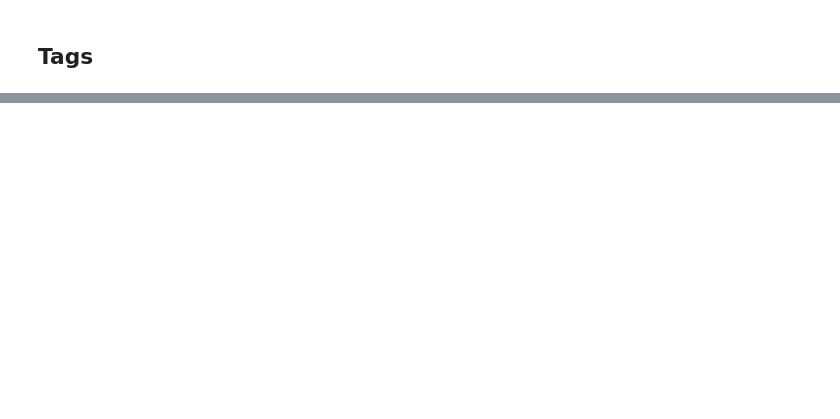
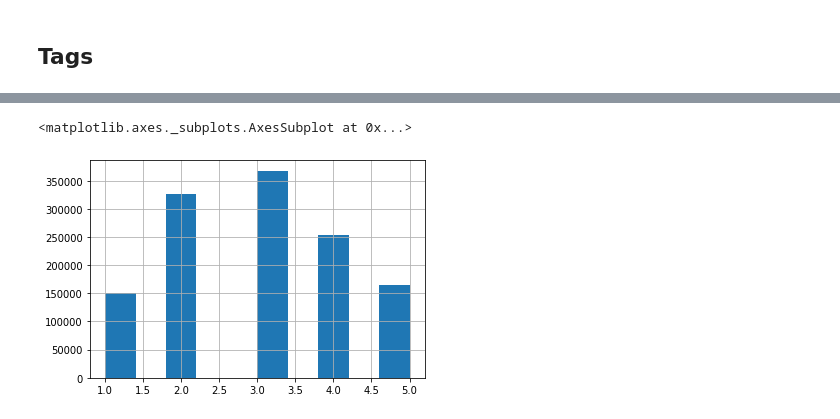
Before and after one commit to GianRomani/Neural_search_engine, a Jupyter notebook: DM_project.ipynb, the cells around one changed output, grey strips where cells are left out. Cells and saved outputs as stored; diff of their text form; code cells hidden in the pictures; blank space fills up the shorter version.

```diff
--- a/DM_project.ipynb
+++ b/DM_project.ipynb
@@ -262,0 +301,2 @@ dtype: int64
+# %%
+tags = pd.read_csv("/content/drive/MyDrive/Data Mining/Project/Tags.csv",encoding="ISO-8859-1") #utf-8 is not good in this case
@@ -262,0 +329,5 @@ dtype: int64
+# %%
+#Number of tags for post
+number_of_tags_for_post = tags["Id"].value_counts()
+print("Post     #tags")
+number_of_tags_for_post
@@ -262,0 +348,6 @@ dtype: int64
+# %%
+#Distribution of number of tags
+number_of_tags_for_post.hist()
+# %% [output]
+<matplotlib.axes._subplots.AxesSubplot at 0x...>
+[figure, added]
```
Also changed, not shown: parts of 10 cells of this notebook.
